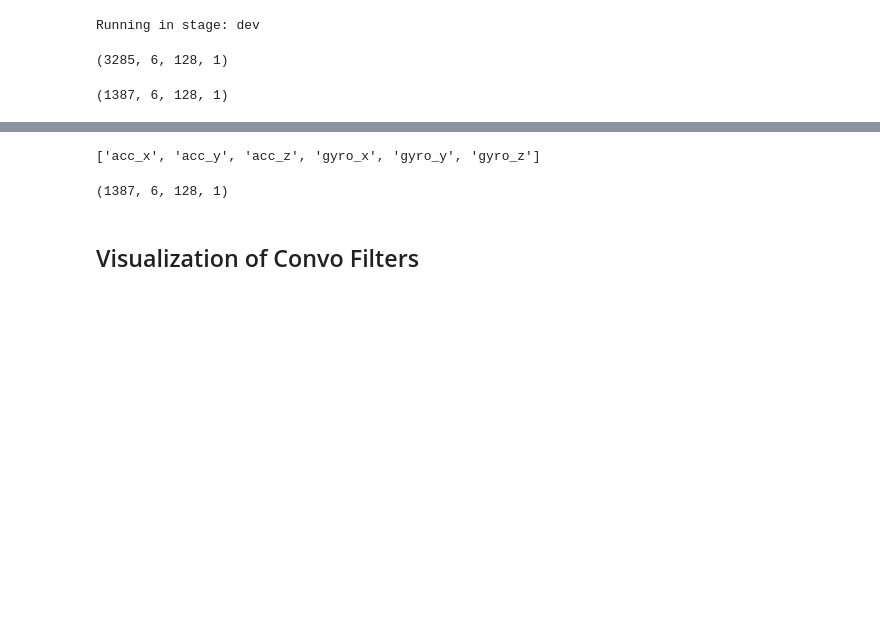
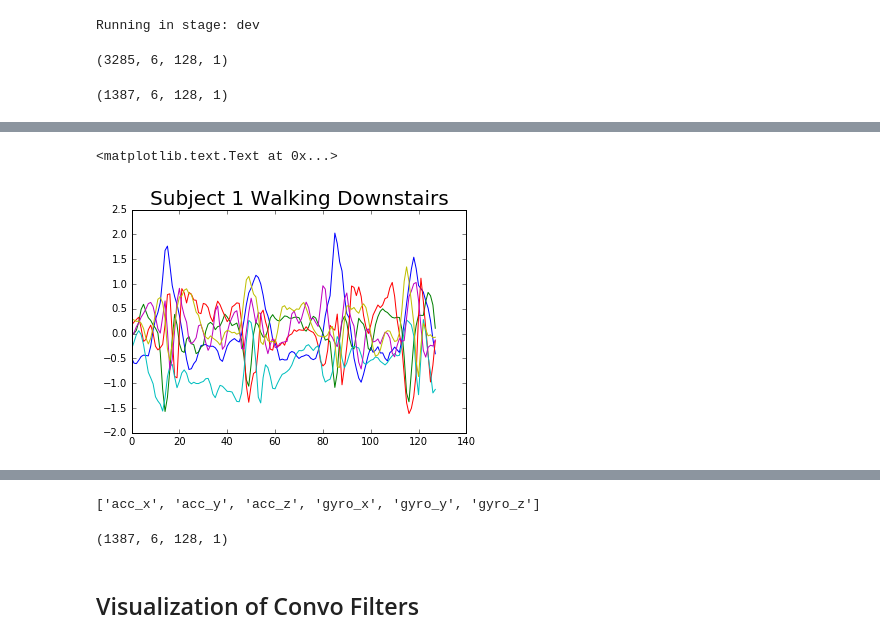
Before and after one commit to brian8128/siamese, a Jupyter notebook: DataViz.ipynb, the cells around one changed output, grey strips where cells are left out. Saved outputs shown, nothing was run; the diff lists cells and outputs as text; code cells hidden in the pictures; blank space fills up the shorter version.

```diff
--- a/DataViz.ipynb
+++ b/DataViz.ipynb
@@ -66,0 +67,7 @@ plt.title("Walking Upstairs")
+# %%
+for i in range(X_train.shape[1]):
+    plt.plot(walking_downstairs_data[5, i])
+plt.title("Subject 1 Walking Downstairs", {'size':20})
+# %% [output]
+<matplotlib.text.Text at 0x...>
+[figure, added]
```
Also changed, not shown: parts of 16 cells of this notebook, 3 other files.
